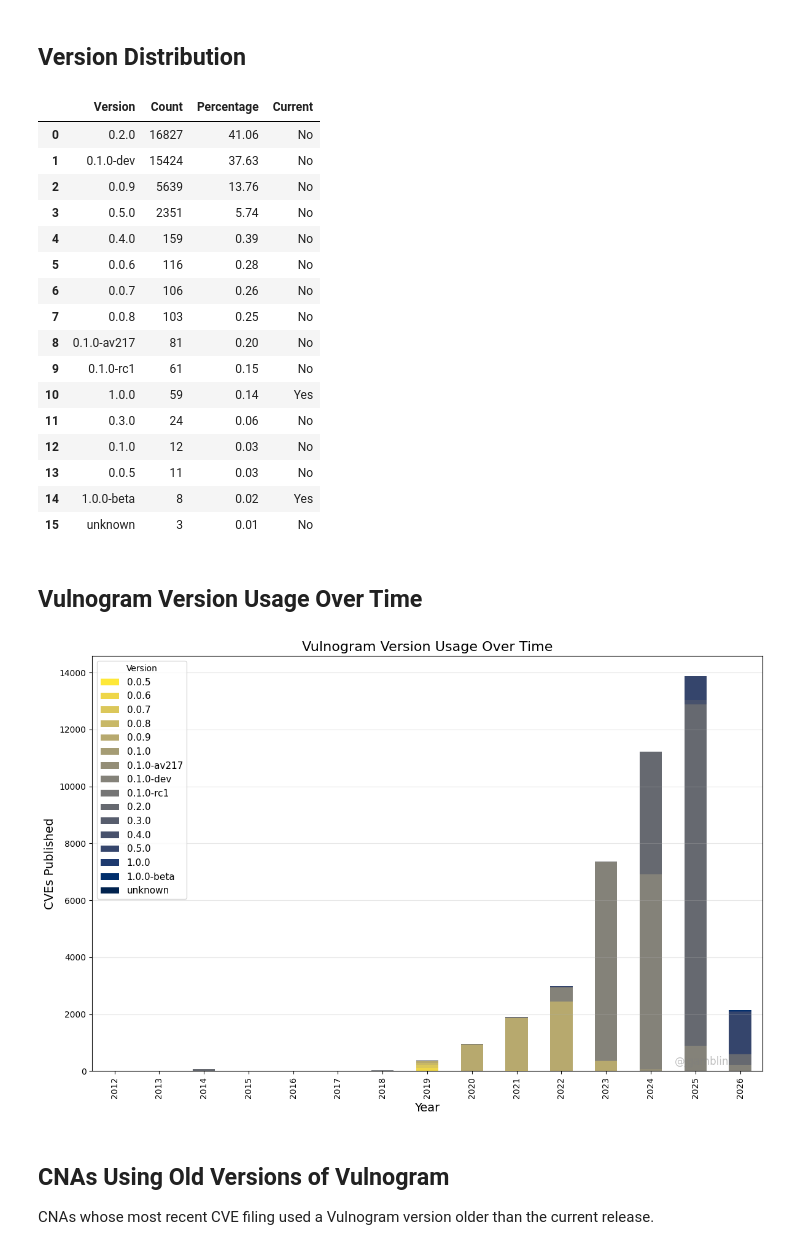
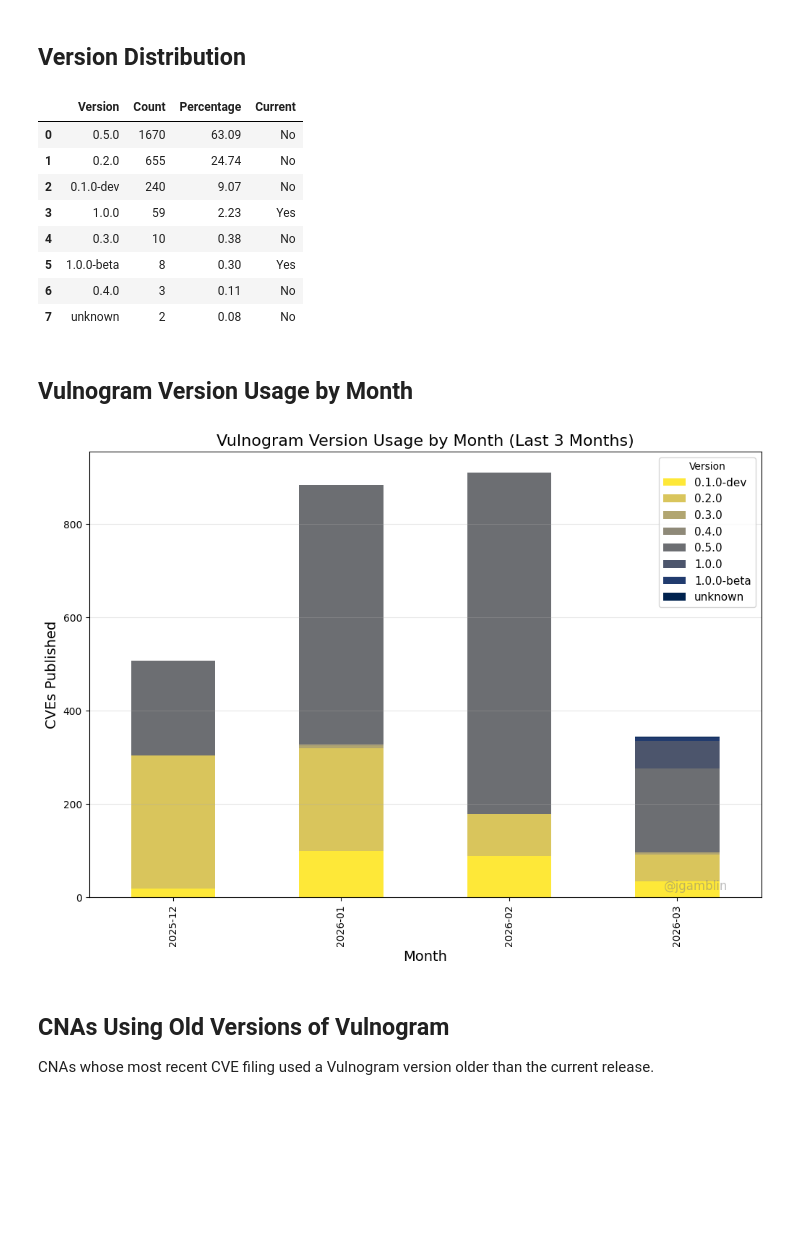
Before and after one commit to jgamblin/CVEWG, a Jupyter notebook: AWG/Tools/Vulnogram.ipynb, the cells around one changed output. Drawn from its saved outputs; the diff is of its cells as text; code cells hidden in the pictures; blank space fills up the shorter version.

```diff
--- a/AWG/Tools/Vulnogram.ipynb
+++ b/AWG/Tools/Vulnogram.ipynb
@@ -79,7 +79,12 @@ def extract_version(tool_str):
 
 vulnogram_df['Version'] = vulnogram_df['Tool'].apply(extract_version)
 
-print(f'Total Vulnogram CVE records: {len(vulnogram_df):,}')
+# Filter to last 3 months
+three_months_ago = pd.Timestamp.now() - pd.DateOffset(months=3)
+vulnogram_df = vulnogram_df[vulnogram_df['Date'] >= three_months_ago]
+
+print(f'Unique versions: {vulnogram_df["Version"].nunique()}')
+
+print(f'Vulnogram CVE records (since {three_months_ago.strftime("%Y-%m-%d")}): {len(vulnogram_df):,}')
 print(f'Unique raw tool strings: {vulnogram_df["Tool"].nunique()}')
-print(f'Unique versions: {vulnogram_df["Version"].nunique()}')
 # %% [output]
@@ -127,46 +124,39 @@ version_counts['Current'] = version_counts['Version'].apply(
 version_counts
 # %% [output]
 |  | Version | Count | Percentage | Current |
-| 0 | 0.2.0 | 16827 | 41.06 | No |
-| 1 | 0.1.0-dev | 15424 | 37.63 | No |
-| 2 | 0.0.9 | 5639 | 13.76 | No |
-| 3 | 0.5.0 | 2351 | 5.74 | No |
-| 4 | 0.4.0 | 159 | 0.39 | No |
-| 5 | 0.0.6 | 116 | 0.28 | No |
-| 6 | 0.0.7 | 106 | 0.26 | No |
-| 7 | 0.0.8 | 103 | 0.25 | No |
-| 8 | 0.1.0-av217 | 81 | 0.20 | No |
-| 9 | 0.1.0-rc1 | 61 | 0.15 | No |
-| 10 | 1.0.0 | 59 | 0.14 | Yes |
-| 11 | 0.3.0 | 24 | 0.06 | No |
-| 12 | 0.1.0 | 12 | 0.03 | No |
-| 13 | 0.0.5 | 11 | 0.03 | No |
-| 14 | 1.0.0-beta | 8 | 0.02 | Yes |
-| 15 | unknown | 3 | 0.01 | No |
+| 0 | 0.5.0 | 1670 | 63.09 | No |
+| 1 | 0.2.0 | 655 | 24.74 | No |
+| 2 | 0.1.0-dev | 240 | 9.07 | No |
+| 3 | 1.0.0 | 59 | 2.23 | Yes |
+| 4 | 0.3.0 | 10 | 0.38 | No |
+| 5 | 1.0.0-beta | 8 | 0.30 | Yes |
+| 6 | 0.4.0 | 3 | 0.11 | No |
+| 7 | unknown | 2 | 0.08 | No |
 # %% [markdown]
-## Vulnogram Version Usage Over Time
+## Vulnogram Version Usage by Month
 # %%
-# Group by Year and Version
-grouped = vulnogram_df.groupby(['Year', 'Version']).size().reset_index(name='Count')
-pivot = grouped.pivot(index='Year', columns='Version', values='Count').fillna(0)
+# Group by Month and Version
+vulnogram_df['Month'] = vulnogram_df['Date'].dt.to_period('M')
+grouped = vulnogram_df.groupby(['Month', 'Version']).size().reset_index(name='Count')
+pivot = grouped.pivot(index='Month', columns='Version', values='Count').fillna(0)
 
 fig, ax = plt.subplots(figsize=(12, 8))
 pivot.plot(kind='bar', stacked=True, colormap='cividis_r', ax=ax)
 
-plt.title('Vulnogram Version Usage Over Time', fontsize=16)
-plt.xlabel('Year', fontsize=14)
+plt.title('Vulnogram Version Usage by Month (Last 3 Months)', fontsize=16)
+plt.xlabel('Month', fontsize=14)
 plt.ylabel('CVEs Published', fontsize=14)
 plt.grid(True, axis='y', alpha=0.3)
 plt.legend(title='Version', fontsize=11)
 
 plt.text(0.95, 0.01, '@jgamblin', verticalalignment='bottom', horizontalalignment='right',
          transform=ax.transAxes, color='grey', fontsize=12, alpha=0.5)
 
-plt.tight_layout()
+plt.savefig('vulnogram_versions_by_month.png', dpi=300)
 plt.savefig('vulnogram_versions_by_year.png', dpi=300)
 plt.show()
 # %% [output]
-[figure, old version]
+[figure, new version]
 # %% [markdown]
 ## CNAs Using Old Versions of Vulnogram
 
```
Also changed, not shown: parts of 6 cells of this notebook, 2 other files.
